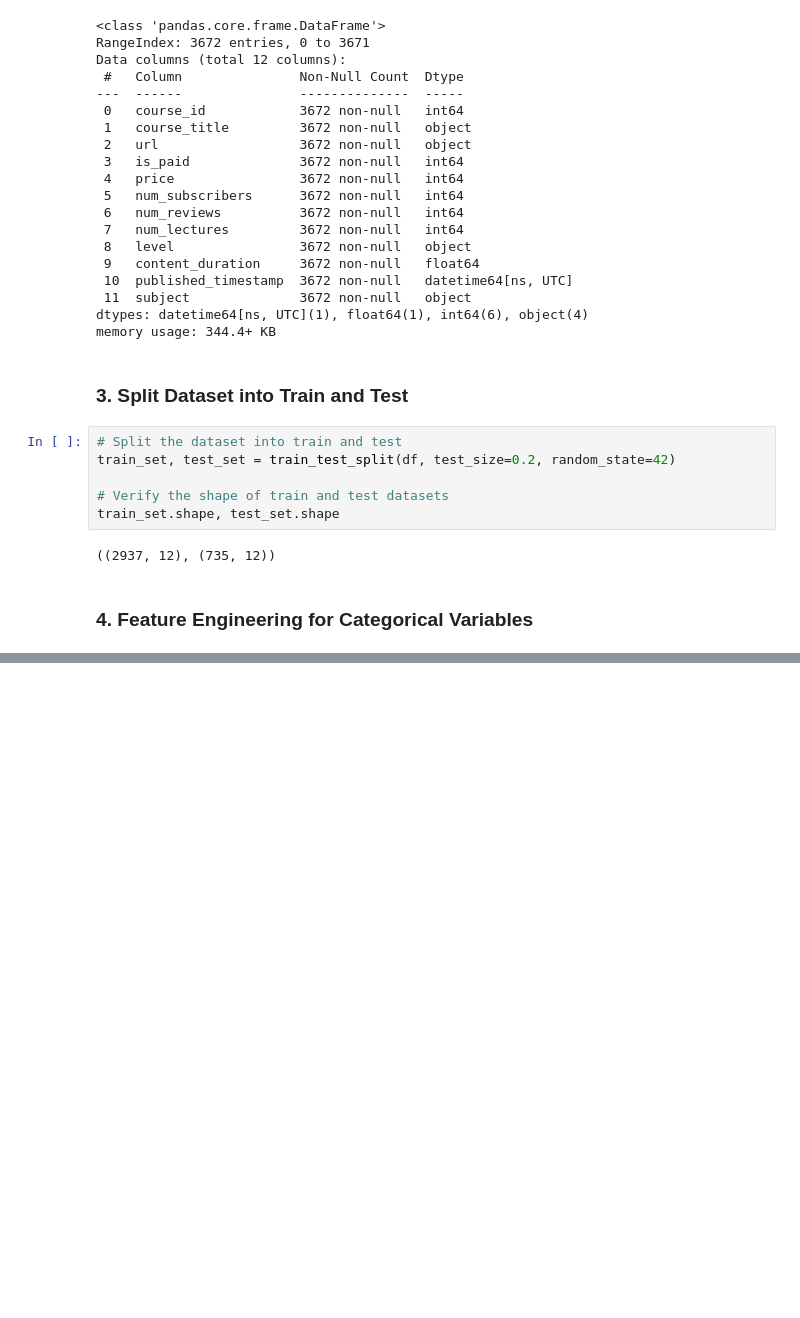
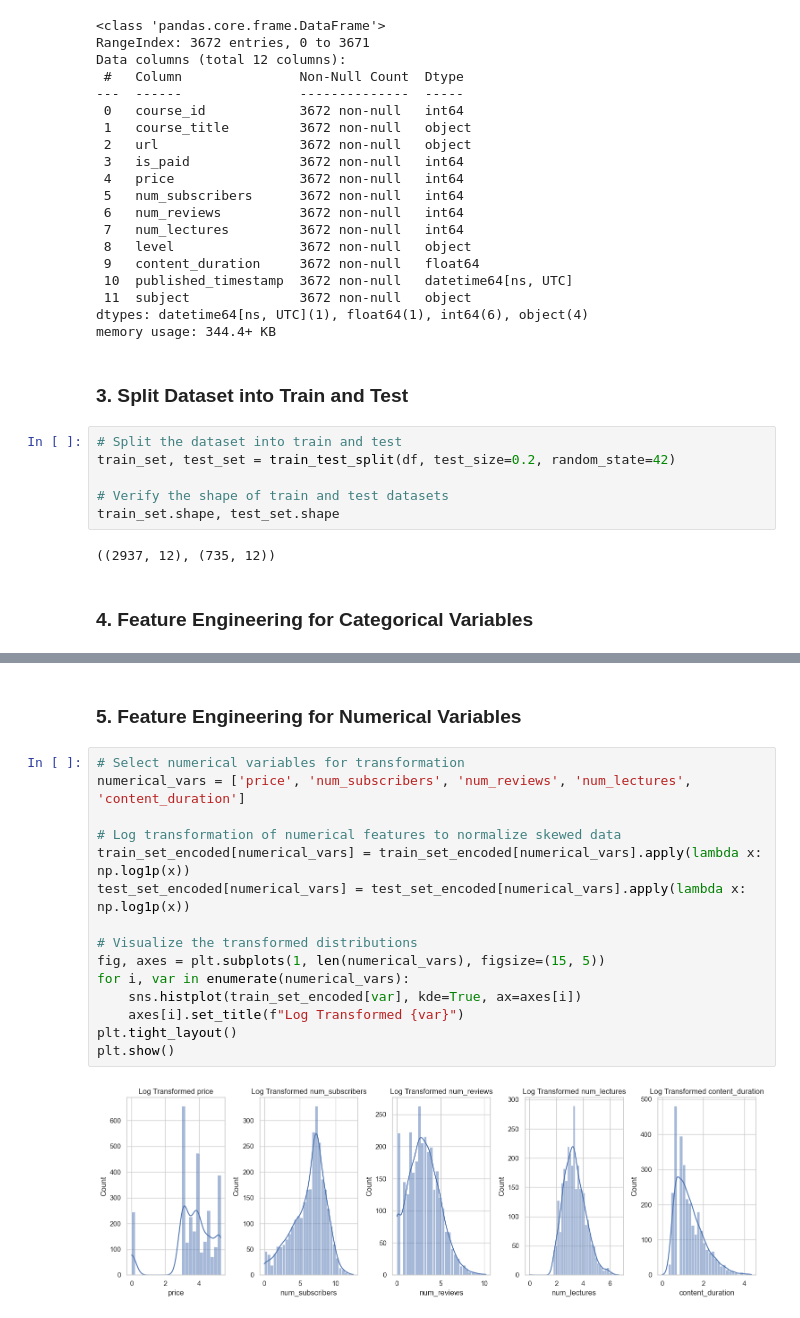
Before and after one commit to hirakhan95/course-cost-analyzer, a Jupyter notebook: jupyter_notebooks/5. Feature_Engineering.ipynb, the cells around one changed output, grey strips where cells are left out. Cells and saved outputs as stored; diff of their text form; blank space fills up the shorter version.

Commit message:
apply log function on numerical values to normalize the values

```diff
--- a/jupyter_notebooks/5. Feature_Engineering.ipynb
+++ b/jupyter_notebooks/5. Feature_Engineering.ipynb
@@ -108,0 +96,19 @@ train_set_encoded.head(20)
+# %% [markdown]
+### 5. Feature Engineering for Numerical Variables
+# %%
+# Select numerical variables for transformation
+numerical_vars = ['price', 'num_subscribers', 'num_reviews', 'num_lectures', 'content_duration']
+
+# Log transformation of numerical features to normalize skewed data
+train_set_encoded[numerical_vars] = train_set_encoded[numerical_vars].apply(lambda x: np.log1p(x))
+test_set_encoded[numerical_vars] = test_set_encoded[numerical_vars].apply(lambda x: np.log1p(x))
+
+# Visualize the transformed distributions
+fig, axes = plt.subplots(1, len(numerical_vars), figsize=(15, 5))
+for i, var in enumerate(numerical_vars):
+    sns.histplot(train_set_encoded[var], kde=True, ax=axes[i])
+    axes[i].set_title(f"Log Transformed {var}")
+plt.tight_layout()
+plt.show()
+# %% [output]
+[figure, added]
```
Also changed, not shown: parts of 1 cell of this notebook.
